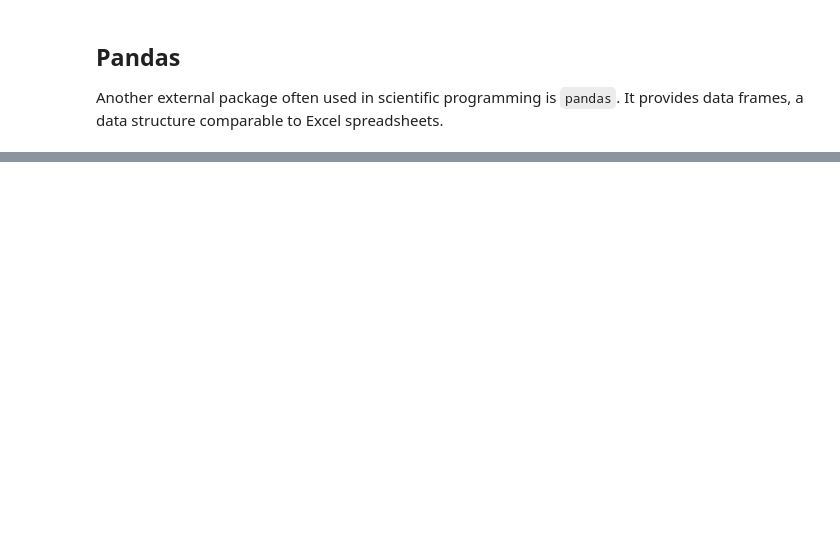
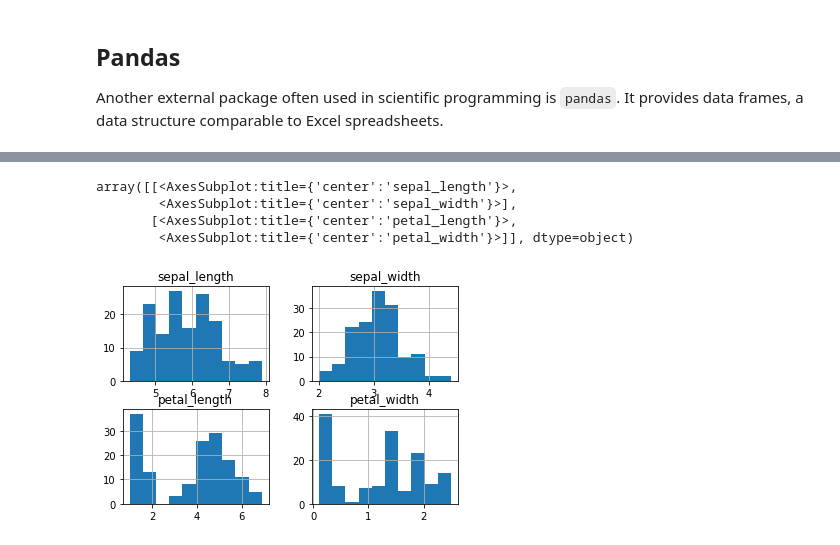
Before and after one commit to mkeute/teaching_ML, a Jupyter notebook: python_basics.ipynb, the cells around one changed output, grey strips where cells are left out. Saved outputs shown, nothing was run; the diff lists cells and outputs as text; code cells hidden in the pictures; blank space fills up the shorter version.

```diff
--- a/python_basics.ipynb
+++ b/python_basics.ipynb
@@ -405,3 +383,11 @@ DatetimeIndex(['2013-01-01', '2013-01-02', '2013-01-03', '2013-01-04',
 44        NaN       NaN
 45        NaN       NaN
 46        NaN       NaN
+# %%
+iris = pd.read_csv('https://raw.githubusercontent.com/mwaskom/seaborn-data/master/iris.csv')
+# %% [output]
+array([[<AxesSubplot:title={'center':'sepal_length'}>,
+        <AxesSubplot:title={'center':'sepal_width'}>],
+       [<AxesSubplot:title={'center':'petal_length'}>,
+        <AxesSubplot:title={'center':'petal_width'}>]], dtype=object)
+[figure, added]
```
Also changed, not shown: parts of 18 cells of this notebook.
